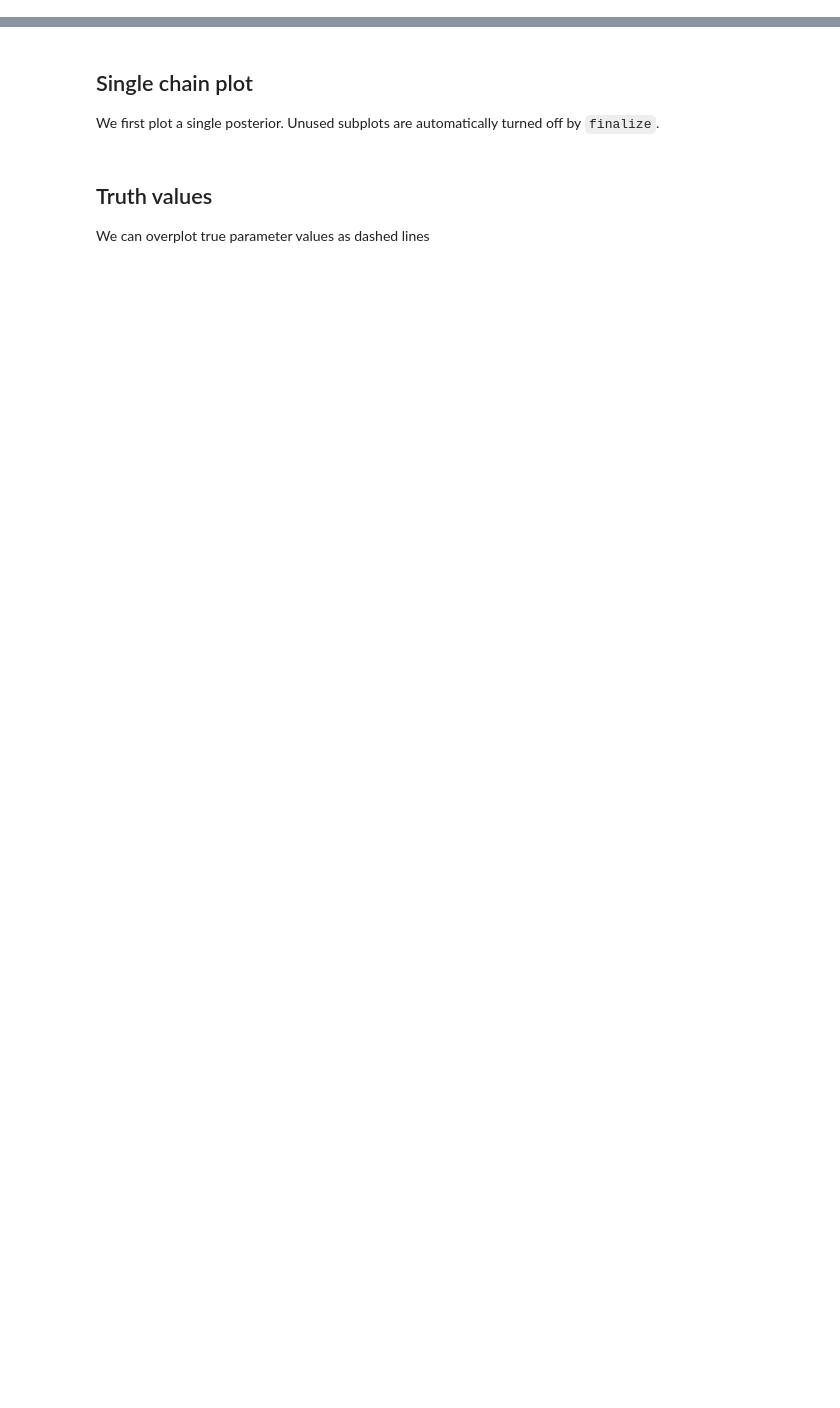
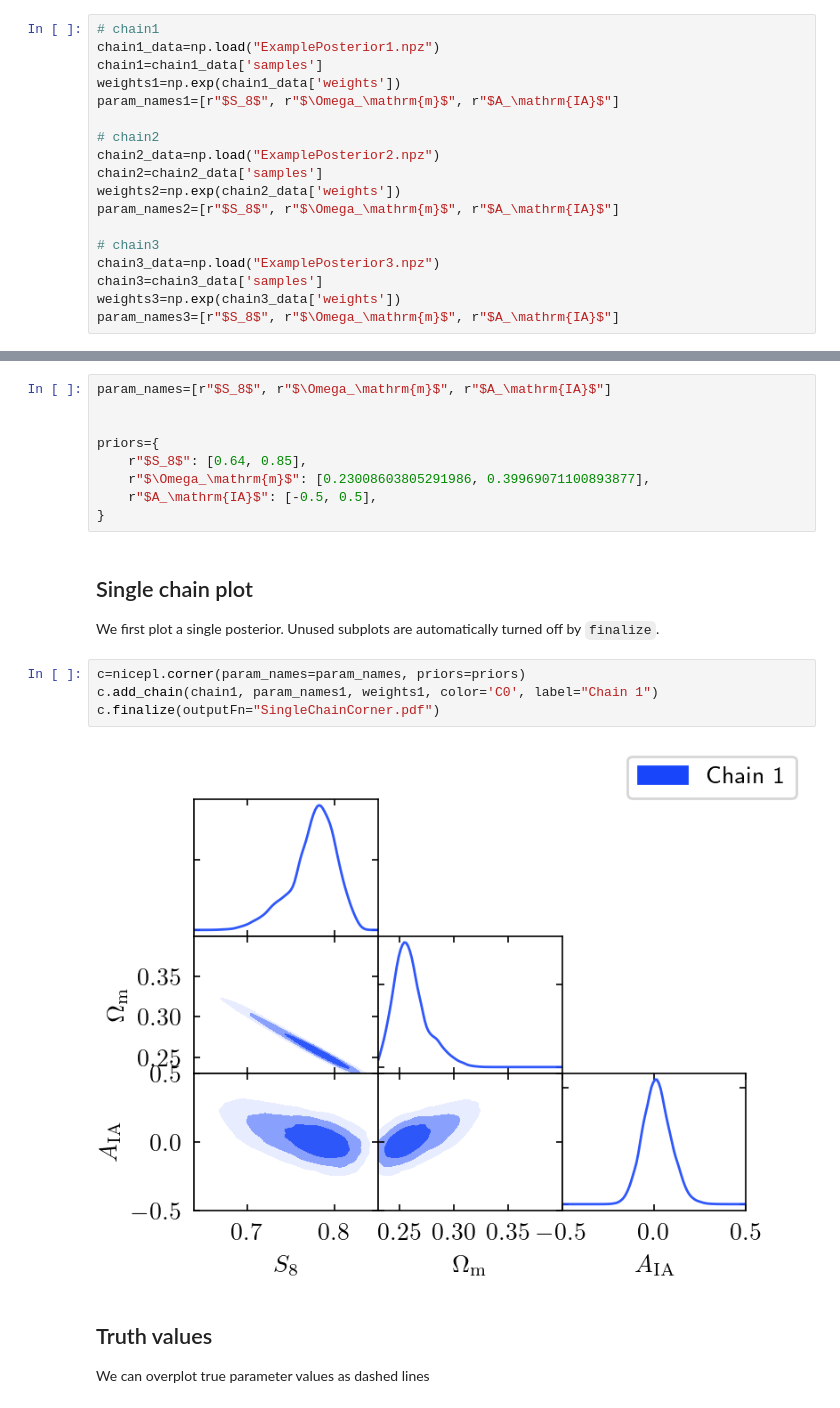
Before and after one commit to llinke1/niceplots, a Jupyter notebook: examples/05: ExampleCornerPlot.ipynb, the cells around one changed output, grey strips where cells are left out. Saved outputs shown, nothing was run; the diff lists cells and outputs as text; blank space fills up the shorter version.

Commit message:
Notebook for Corner Plot

```diff
--- a/examples/05: ExampleCornerPlot.ipynb
+++ b/examples/05: ExampleCornerPlot.ipynb
@@ -7,3 +16,21 @@ We read in three chains from the provided example posteriors. We need both the v
+# %%
+# chain1
+chain1_data=np.load("ExamplePosterior1.npz")
+chain1=chain1_data['samples']
+weights1=np.exp(chain1_data['weights'])
+param_names1=[r"$S_8$", r"$\Omega_\mathrm{m}$", r"$A_\mathrm{IA}$"]
+
+# chain2
+chain2_data=np.load("ExamplePosterior2.npz")
+chain2=chain2_data['samples']
+weights2=np.exp(chain2_data['weights'])
+param_names2=[r"$S_8$", r"$\Omega_\mathrm{m}$", r"$A_\mathrm{IA}$"]
+
+# chain3
+chain3_data=np.load("ExamplePosterior3.npz")
+chain3=chain3_data['samples']
+weights3=np.exp(chain3_data['weights'])
+param_names3=[r"$S_8$", r"$\Omega_\mathrm{m}$", r"$A_\mathrm{IA}$"]
 # %% [markdown]
 ## Parameter and prior definition
 
@@ -11,7 +38,22 @@ We now define which parameters to plot (the chains do not have to contain all of
+# %%
+param_names=[r"$S_8$", r"$\Omega_\mathrm{m}$", r"$A_\mathrm{IA}$"]
+
+
+priors={
+    r"$S_8$": [0.64, 0.85],
+    r"$\Omega_\mathrm{m}$": [0.23008603805291986, 0.39969071100893877],
+    r"$A_\mathrm{IA}$": [-0.5, 0.5],
+}
 # %% [markdown]
 ## Single chain plot
 
 We first plot a single posterior. Unused subplots are automatically turned off by `finalize`.
+# %%
+c=nicepl.corner(param_names=param_names, priors=priors)
+c.add_chain(chain1, param_names1, weights1, color='C0', label="Chain 1")
+c.finalize(outputFn="SingleChainCorner.pdf")
+# %% [output]
+[figure, added]
 # %% [markdown]
 ## Truth values
 We can overplot true parameter values as dashed lines
```
Also changed, not shown: parts of 8 cells of this notebook.
